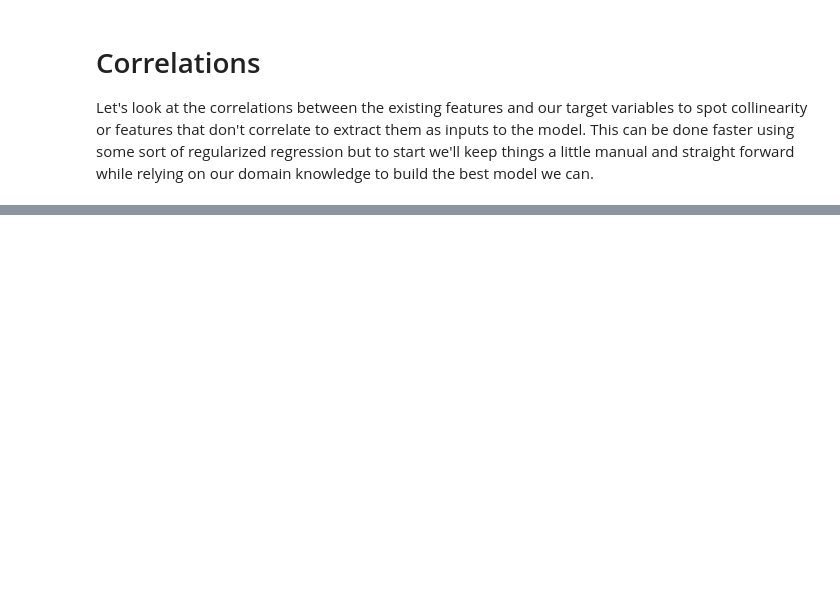
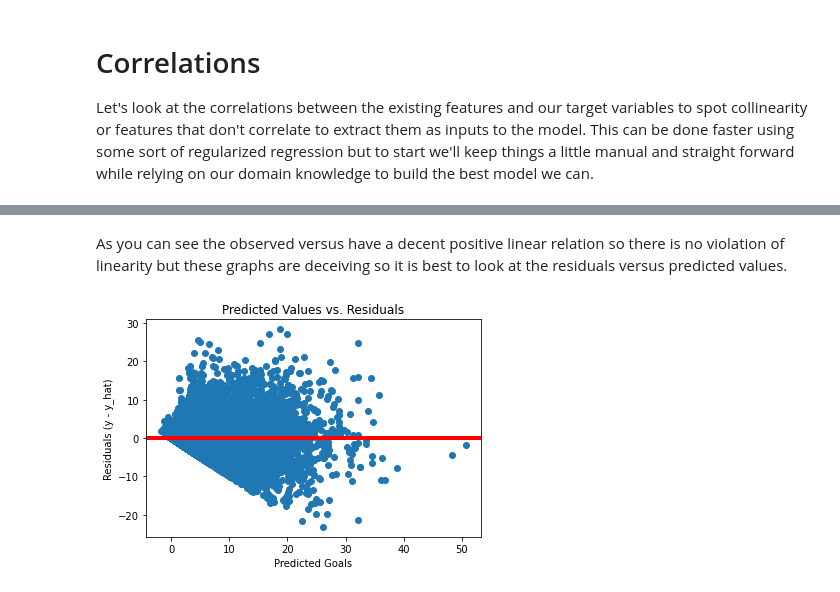
Before and after one commit to mcbarlowe/nhl_analysis, a Jupyter notebook: goal_predict_model.ipynb, the cells around one changed output, grey strips where cells are left out. Cells and saved outputs as stored; diff of their text form; code cells hidden in the pictures; blank space fills up the shorter version.

```diff
--- a/goal_predict_model.ipynb
+++ b/goal_predict_model.ipynb
@@ -459,13 +163,0 @@ train_df[['y_hat_multi']] = multi_var_reg.predict(train_df[['g_x','season_age_y'
-# %%
-#Testing the coefficient of determination in the training set. R^2 is the proportion
-#of the variance in the dependent variable that is predictable from the independent variables
-r_squared = multi_var_reg.score(train_df[['g_x','season_age_y', 'toi_gp', 'a1', 'a2',
-                                          'points', 'season_y', 'pos_D', 'pos_D/F', 'pos_F']], train_df[['g_y']])
-#Mean Squared Error is used to compare between different models where the smaller the number the better
-#An unbiased esitmator with the smallest variance among all unbiased estimators is the best unbiased
-#estimator or MVUE(minimum Variance Unbiased Estimator)
-mse = mean_squared_error(train_df[['g_y']], train_df[['y_hat_multi']])
-print(("Baseline linear model train set metrics:\n"
-       f"R^2 for train set: {round(r_squared, 4)}\n"
-       f"Mean Squared Error for train set: {round(mse, 4)}\n"
-       f"Root Mean Squared Error for train set: {round(math.sqrt(mse), 2)}"))
@@ -602,0 +324,13 @@ f_more_goals/total_f_seasons
+# %% [markdown]
+As you can see the observed versus have a decent positive linear relation so there is no violation of linearity but these graphs are deceiving so it is best to look at the residuals versus predicted values.
+# %%
+plt.scatter(estimator.predict(scaler.transform(x_train[selected_features])),
+            y_train.values[:, 0]-estimator.predict(scaler.transform(x_train[selected_features])))
+
+plt.xlabel("Predicted Goals")
+plt.ylabel("Residuals (y - y_hat)")
+plt.title("Predicted Values vs. Residuals")
+plt.axhline(y=0, color="red", lw=4)
+plt.show()
+# %% [output]
+[figure, added]
```
Also changed, not shown: parts of 97 cells of this notebook, 3 other files.
